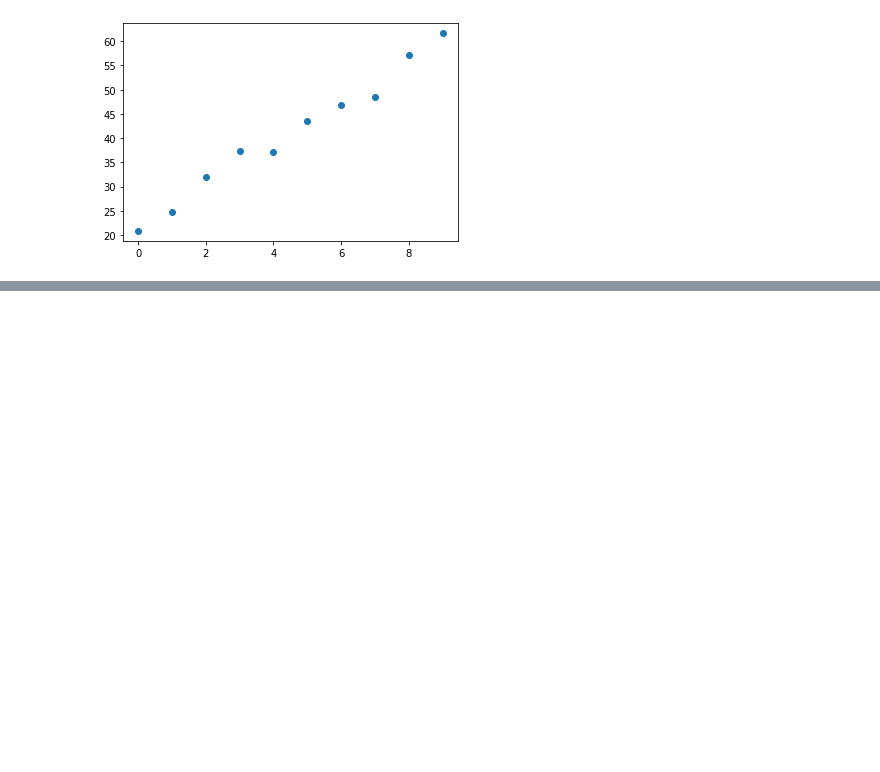
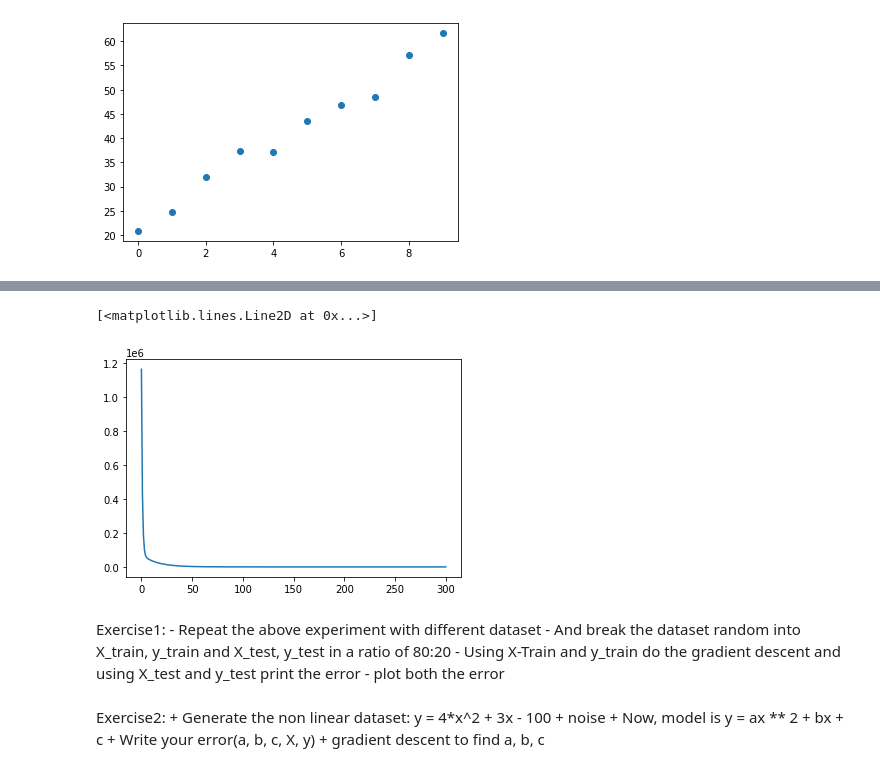
Before and after one commit to cloudxlab/python_iitr_sept_24, a Jupyter notebook: Ancient Secrets of Prediction.ipynb, the cells around one changed output, grey strips where cells are left out. Drawn from its saved outputs; the diff is of its cells as text; code cells hidden in the pictures; blank space fills up the shorter version.

Commit message:
gradient descent

```diff
--- a/Ancient Secrets of Prediction.ipynb
+++ b/Ancient Secrets of Prediction.ipynb
@@ -786,0 +978,5 @@ plt.scatter(xx, yy)
+# %%
+lr = 0.001
+m -=  lr * de_dm
+c -= lr * de_dc
+m, c
@@ -786,0 +985,5 @@ plt.scatter(xx, yy)
+# %%
+args = [m, c, X, y]
+de_dm = diffp(error, 0, *args)
+de_dc = diffp(error, 1, *args)
+de_dm, de_dc
@@ -786,0 +992,5 @@ plt.scatter(xx, yy)
+# %%
+lr = 0.001
+m -=  lr * de_dm
+c -= lr * de_dc
+m, c
@@ -786,0 +999,23 @@ plt.scatter(xx, yy)
+# %%
+m = 100
+c = 0
+ms = [m]
+cs = [c]
+errors = [error(m,c, X, y)]
+
+for i in range(300):
+
+    args = [m, c, X, y]
+    de_dm = diffp(error, 0, *args)
+    de_dc = diffp(error, 1, *args)
+#     print(f"de_dm, de_dc: {de_dm, de_dc}")
+    lr = 0.001
+    m -=  lr * de_dm
+    c -= lr * de_dc
+    ms.append(m)
+    cs.append(c)
+    new_error_train = error(m, c, X, y)
+    new_erro_val = error(m, c, X_test, y_test)
+    errors.append(new_error)
+#     print(f"m, c: {m, c}")
+    print(f"Error: ", new_error)
@@ -786,0 +1040,17 @@ plt.scatter(xx, yy)
+# %%
+plt.plot(errors)
+# %% [output]
+[<matplotlib.lines.Line2D at 0x...>]
+[figure, added]
+# %% [markdown]
+Exercise1:
+    - Repeat the above experiment with different dataset
+    - And break the dataset random into X_train, y_train and X_test, y_test in a ratio of 80:20
+    - Using X-Train and y_train do the gradient descent and using X_test and y_test print the error
+    - plot both the error
+# %% [markdown]
+ Exercise2:
+     + Generate the non linear dataset: y = 4*x^2 + 3x - 100 + noise
+     + Now, model is y = ax ** 2 + bx + c
+     + Write your error(a, b, c, X, y)
+     + gradient descent to find a, b, c
```
Also changed, not shown: parts of 37 cells of this notebook.
